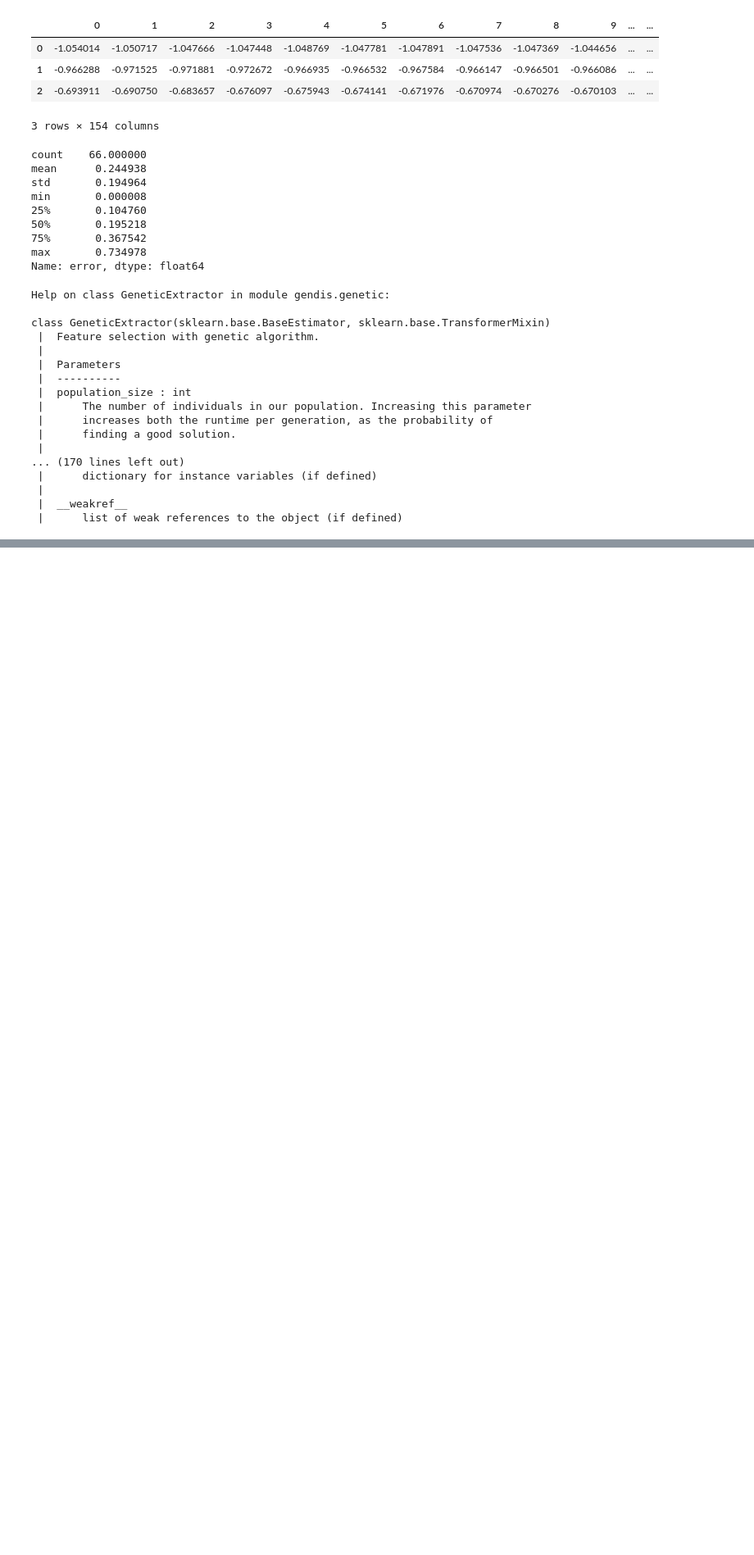
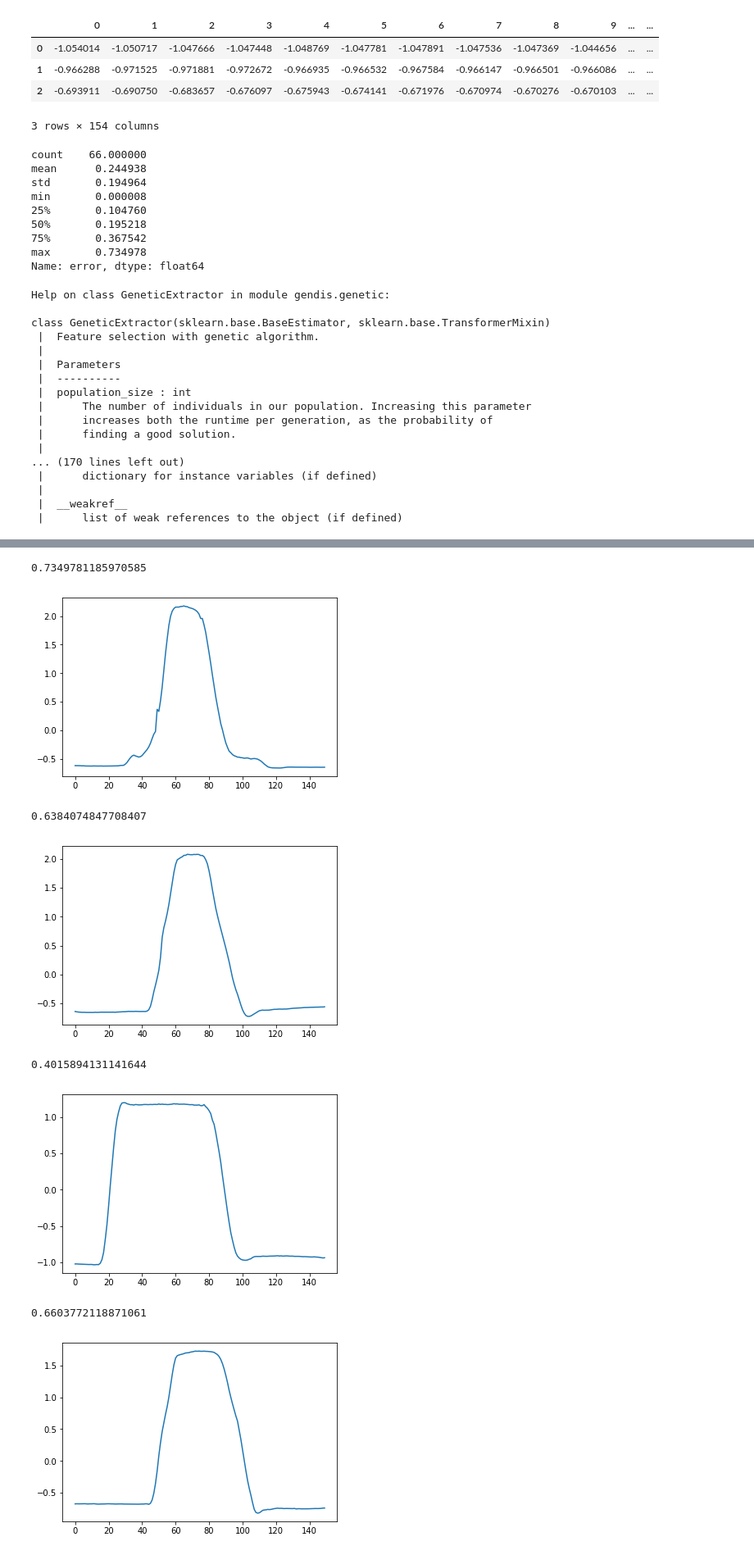
Before and after one commit to samirsaliba/shapelet-slice-discovery, a Jupyter notebook: gendis/experiments/searching_err_shaps_gunpoing.ipynb, the cells around one changed output, grey strips where cells are left out. Shown at 82% size. Drawn from its saved outputs; the diff is of its cells as text; code cells hidden in the pictures; blank space fills up the shorter version.

```diff
--- a/gendis/experiments/searching_err_shaps_gunpoing.ipynb
+++ b/gendis/experiments/searching_err_shaps_gunpoing.ipynb
@@ -233,0 +223,2 @@ for series_idx in [1,2,3,4]:
+# %%
+X_nsg, y_nsg = X_train[~sg_filter], y_train[~sg_filter]
@@ -233,0 +245,16 @@ for series_idx in [1,2,3,4]:
+# %%
+n=[3, 31, 32, 28, 30, 58, 53]
+
+for x in n:
+    print(y_nsg[x])
+    plt.plot(X_nsg.loc[x].values)
+    plt.show()
+# %% [output]
+0.7349781185970585
+[figure, added]
+0.6384074847708407
+[figure, added]
+0.4015894131141644
+[figure, added]
+0.6603772118871061
+[figure, added]
```
Also changed, not shown: parts of 27 cells of this notebook, 1 other file.
